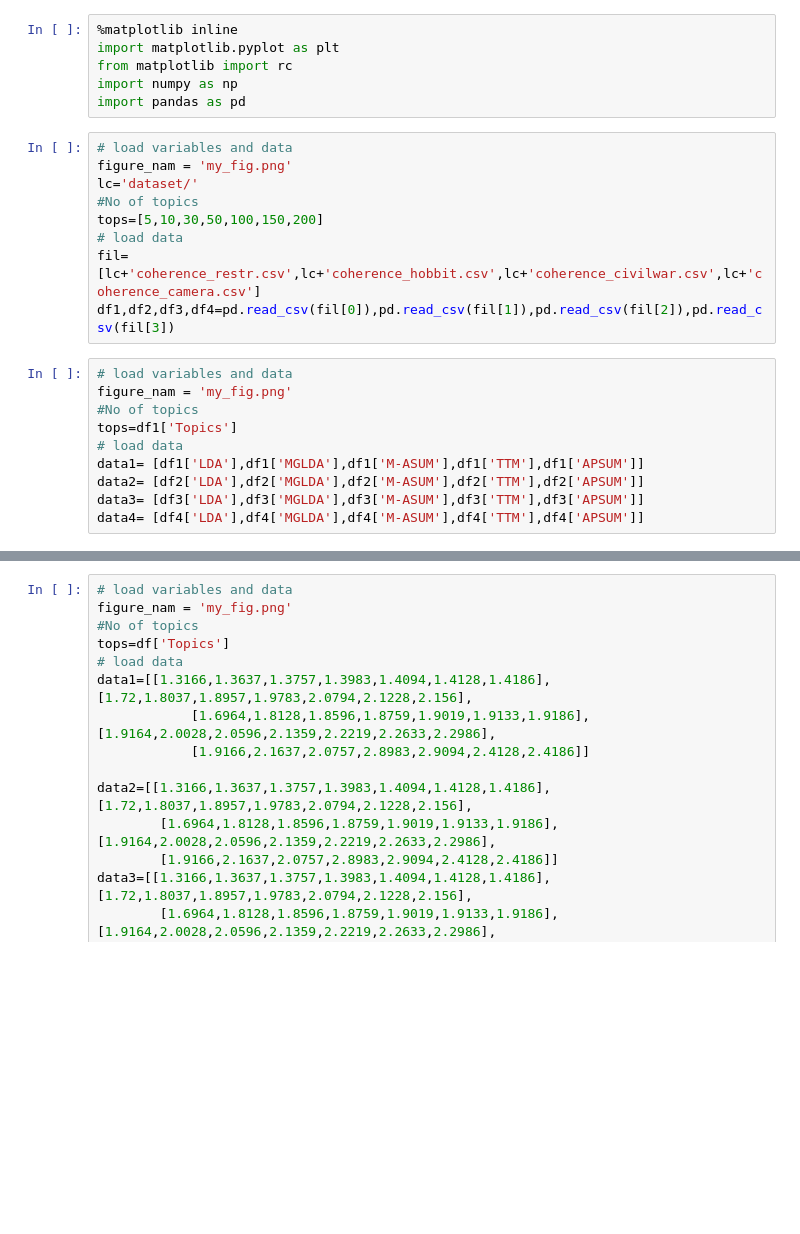
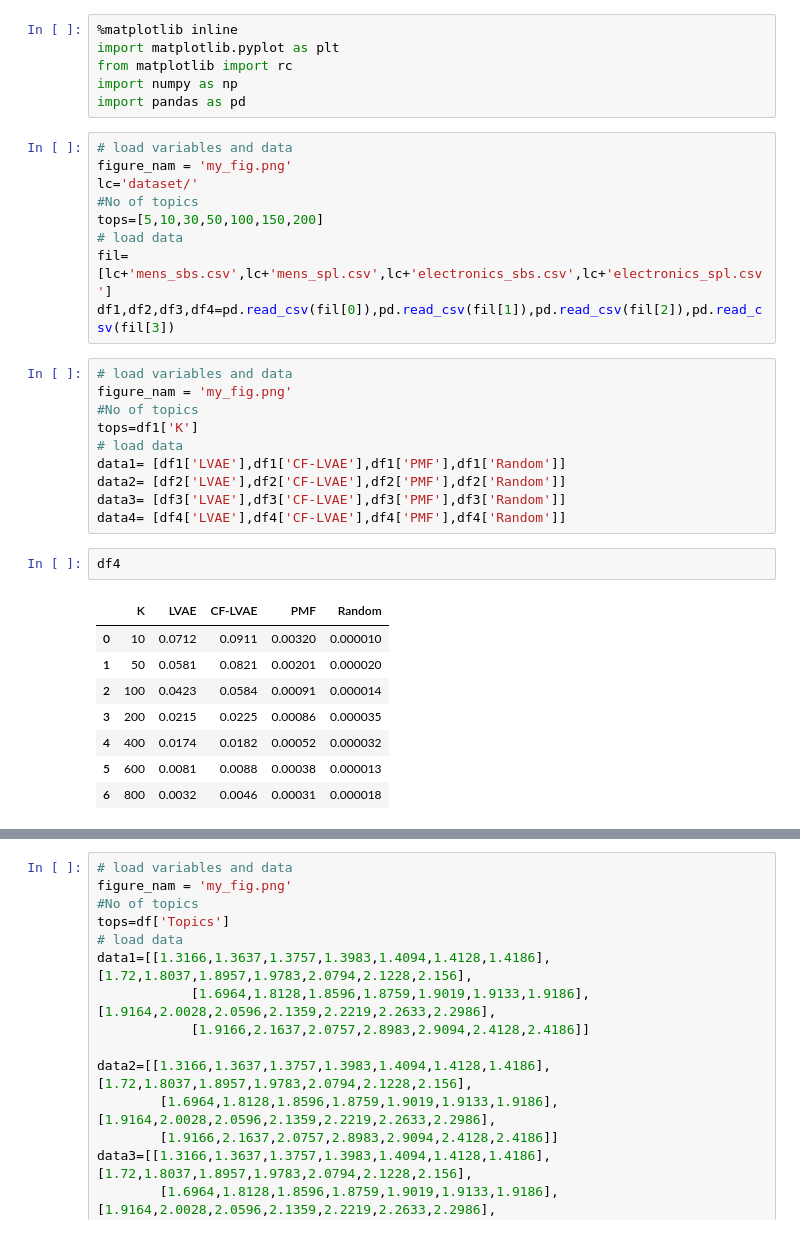
Before and after one commit to VRM1/plots, a Jupyter notebook: 2by2_Line.ipynb, the cells around one changed output, grey strips where cells are left out. Cells and saved outputs as stored; diff of their text form; blank space fills up the shorter version.

```diff
--- a/2by2_Line.ipynb
+++ b/2by2_Line.ipynb
@@ -11,18 +11,29 @@ lc='dataset/'
 #No of topics
 tops=[5,10,30,50,100,150,200]
 # load data
-fil=[lc+'coherence_restr.csv',lc+'coherence_hobbit.csv',lc+'coherence_civilwar.csv',lc+'coherence_camera.csv']
+fil=[lc+'mens_sbs.csv',lc+'mens_spl.csv',lc+'electronics_sbs.csv',lc+'electronics_spl.csv']
 df1,df2,df3,df4=pd.read_csv(fil[0]),pd.read_csv(fil[1]),pd.read_csv(fil[2]),pd.read_csv(fil[3])
 # %%
 # load variables and data
 figure_nam = 'my_fig.png'
 #No of topics
-tops=df1['Topics']
+tops=df1['K']
 # load data
-data1= [df1['LDA'],df1['MGLDA'],df1['M-ASUM'],df1['TTM'],df1['APSUM']]
-data2= [df2['LDA'],df2['MGLDA'],df2['M-ASUM'],df2['TTM'],df2['APSUM']]
-data3= [df3['LDA'],df3['MGLDA'],df3['M-ASUM'],df3['TTM'],df3['APSUM']]
-data4= [df4['LDA'],df4['MGLDA'],df4['M-ASUM'],df4['TTM'],df4['APSUM']]
+data1= [df1['LVAE'],df1['CF-LVAE'],df1['PMF'],df1['Random']]
+data2= [df2['LVAE'],df2['CF-LVAE'],df2['PMF'],df2['Random']]
+data3= [df3['LVAE'],df3['CF-LVAE'],df3['PMF'],df3['Random']]
+data4= [df4['LVAE'],df4['CF-LVAE'],df4['PMF'],df4['Random']]
+# %%
+df4
+# %% [output]
+|  | K | LVAE | CF-LVAE | PMF | Random |
+| 0 | 10 | 0.0712 | 0.0911 | 0.00320 | 0.000010 |
+| 1 | 50 | 0.0581 | 0.0821 | 0.00201 | 0.000020 |
+| 2 | 100 | 0.0423 | 0.0584 | 0.00091 | 0.000014 |
+| 3 | 200 | 0.0215 | 0.0225 | 0.00086 | 0.000035 |
+| 4 | 400 | 0.0174 | 0.0182 | 0.00052 | 0.000032 |
+| 5 | 600 | 0.0081 | 0.0088 | 0.00038 | 0.000013 |
+| 6 | 800 | 0.0032 | 0.0046 | 0.00031 | 0.000018 |
 # %%
 def dcg_new(data_x,data1,data2,data3,data4,figure_nam,x_axis,y_lim=1,n_col=2,loc=2):
     font = {'family' : 'Serif',
```
Also changed, not shown: parts of 1 cell of this notebook, 8 other files.
